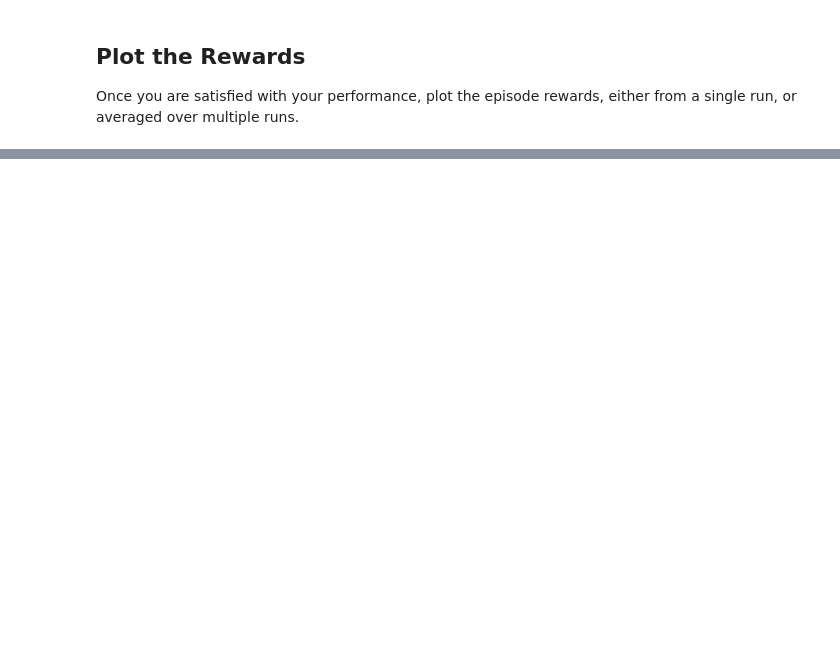
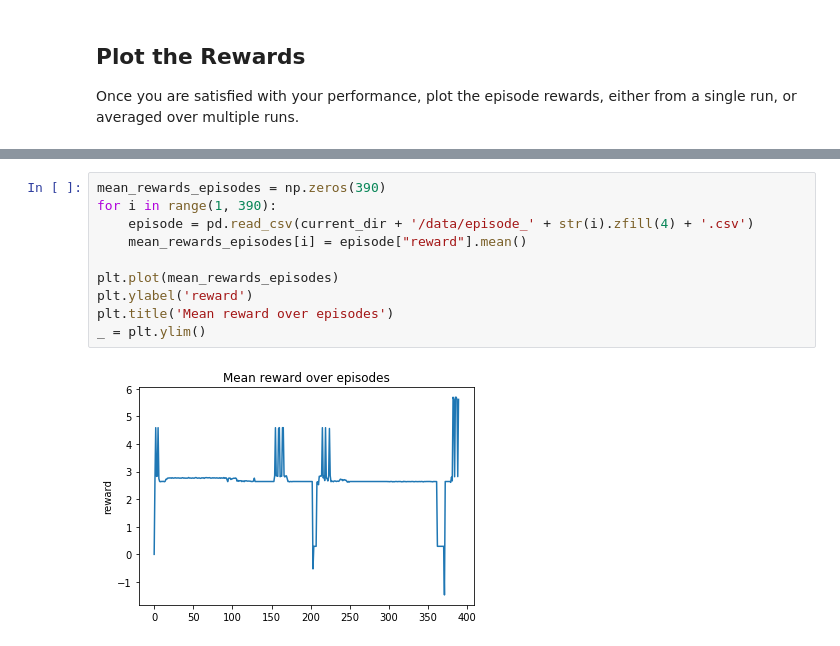
Before and after one commit to glungu/udacity-machine-learning, a Jupyter notebook: reinforcement-learning/quadcopter/Quadcopter_Project.ipynb, the cells around one changed output, grey strips where cells are left out. Drawn from its saved outputs; the diff is of its cells as text; blank space fills up the shorter version.

```diff
--- a/reinforcement-learning/quadcopter/Quadcopter_Project.ipynb
+++ b/reinforcement-learning/quadcopter/Quadcopter_Project.ipynb
@@ -303,0 +339,12 @@ Once you are satisfied with your performance, plot the episode rewards, either f
+# %%
+mean_rewards_episodes = np.zeros(390)
+for i in range(1, 390):
+    episode = pd.read_csv(current_dir + '/data/episode_' + str(i).zfill(4) + '.csv')
+    mean_rewards_episodes[i] = episode["reward"].mean()
+
+plt.plot(mean_rewards_episodes)
+plt.ylabel('reward')
+plt.title('Mean reward over episodes')
+_ = plt.ylim()
+# %% [output]
+[figure, added]
```
Also changed, not shown: parts of 13 cells of this notebook, 1 other file.
